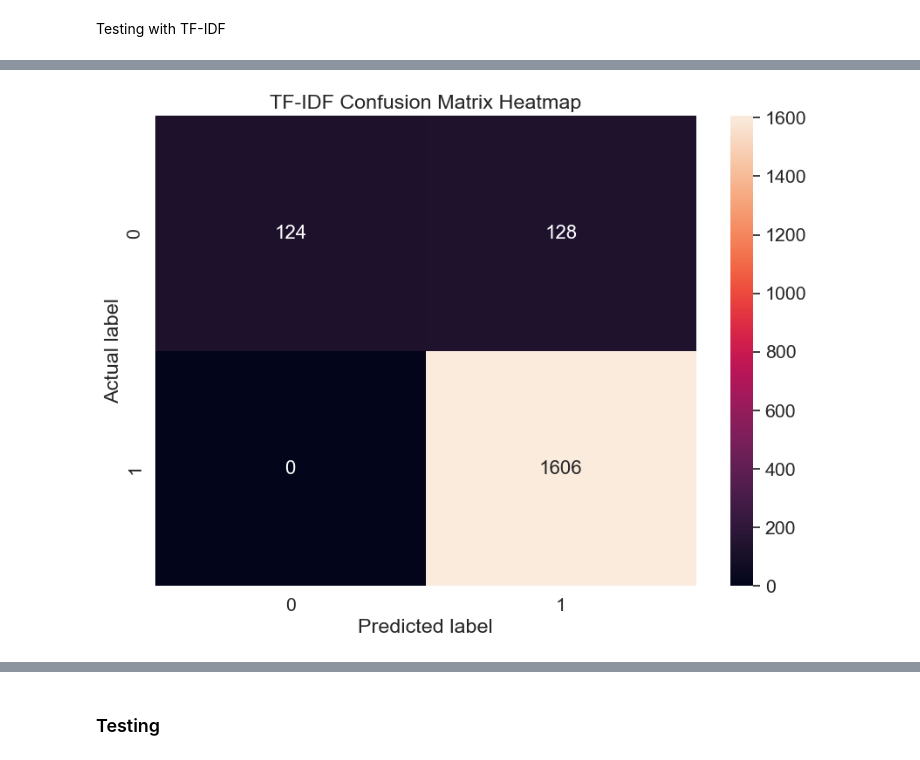
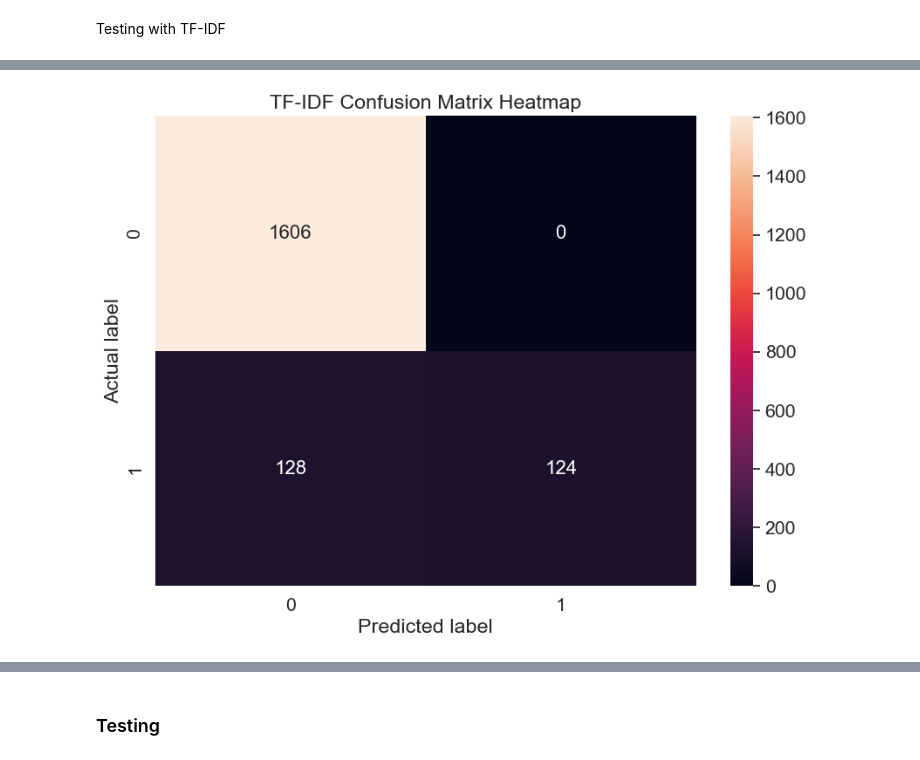
Before and after one commit to birnart/ai_safecom, a Jupyter notebook: main.ipynb, the cells around one changed output, grey strips where cells are left out. Saved outputs shown, nothing was run; the diff lists cells and outputs as text; code cells hidden in the pictures.

```diff
--- a/main.ipynb
+++ b/main.ipynb
@@ -485,10 +515,10 @@ svm=SGDClassifier(loss='hinge',max_iter=500,random_state=42)
 Training with Bag of Words
 # %%
 #fitting the svm for bag of words
-svm_bow=svm.fit(cv_train_text,train_sentiments)
+svm_bow=svm.fit(normalized_cv_train_text,train_sentiments)
 
 #Predicting the model for bag of words
-svm_bow_predict=svm.predict(cv_test_text)
+svm_bow_predict=svm.predict(normalized_cv_test_text)
 # %% [markdown]
 Testing with Bag of Words
 # %%
@@ -497,11 +527,11 @@ svm_bow_score=accuracy_score(test_sentiments,svm_bow_predict)
 print("svm_bow_score :",svm_bow_score)
 
 #Classification report for bag of words
-svm_bow_report=classification_report(test_sentiments,svm_bow_predict,target_names=['Positive','Negative'])
+svm_bow_report=classification_report(test_sentiments,svm_bow_predict,target_names=["Non-Fraudolent","Fraudolent"])
 print(svm_bow_report)
 
 #confusion matrix for bag of words
-cm_bow=confusion_matrix(test_sentiments,svm_bow_predict,labels=[1,0])
+cm_bow=confusion_matrix(test_sentiments,svm_bow_predict,labels=[0,1])
 conf_matrices["svm_bow"] = cm_bow
 
 plt.figure(figsize=(10,7))
@@ -539,11 +569,11 @@ svm_tfidf_score=accuracy_score(test_sentiments,svm_tfidf_predict)
 print("svm_tfidf_score :",svm_tfidf_score)
 
 #Classification report for tfidf features
-svm_tfidf_report=classification_report(test_sentiments,svm_tfidf_predict,target_names=['Positive','Negative'])
+svm_tfidf_report=classification_report(test_sentiments,svm_tfidf_predict,target_names=["Non-Fraudolent","Fraudolent"])
 print(svm_tfidf_report)
 
 #confusion matrix for tfidf features
-cm_tfidf=confusion_matrix(test_sentiments,svm_tfidf_predict,labels=[1,0])
+cm_tfidf=confusion_matrix(test_sentiments,svm_tfidf_predict,labels=[0,1])
 conf_matrices["svm_tfidf"] = cm_tfidf
 
 plt.figure(figsize=(10,7))
@@ -592,11 +622,11 @@ mnb_bow_score=accuracy_score(test_sentiments,mnb_bow_predict)
 print("mnb_bow_score :",mnb_bow_score)
 
 #Classification report for bag of words
-mnb_bow_report=classification_report(test_sentiments,mnb_bow_predict,target_names=['Positive','Negative'])
+mnb_bow_report=classification_report(test_sentiments,mnb_bow_predict,target_names=["Non-Fraudolent","Fraudolent"])
 print(mnb_bow_report)
 
 #confusion matrix for bag of words
-cm_bow=confusion_matrix(test_sentiments,mnb_bow_predict,labels=[1,0])
+cm_bow=confusion_matrix(test_sentiments,mnb_bow_predict,labels=[0,1])
 conf_matrices["mnb_bow"] = cm_bow
 
 plt.figure(figsize=(10,7))
@@ -635,12 +665,12 @@ print("mnb_tfidf_score :",mnb_tfidf_score)
 
 
 #Classification report for tfidf features
-mnb_tfidf_report=classification_report(test_sentiments,mnb_tfidf_predict,target_names=['Positive','Negative'])
+mnb_tfidf_report=classification_report(test_sentiments,mnb_tfidf_predict,target_names=["Non-Fraudolent","Fraudolent"])
 print(mnb_tfidf_report)
 
 
 #confusion matrix for tfidf features
-cm_tfidf=confusion_matrix(test_sentiments,mnb_tfidf_predict,labels=[1,0])
+cm_tfidf=confusion_matrix(test_sentiments,mnb_tfidf_predict,labels=[0,1])
 conf_matrices["mnb_tfidf"] = cm_tfidf
 
 plt.figure(figsize=(10,7))
@@ -664,4 +694,4 @@ weighted avg       0.94      0.93      0.92      1858
-[figure, old version]
+[figure, new version]
 # %%
 #word cloud for positive review words
 plt.figure(figsize=(10,10))
```
Also changed, not shown: parts of 19 cells of this notebook.
